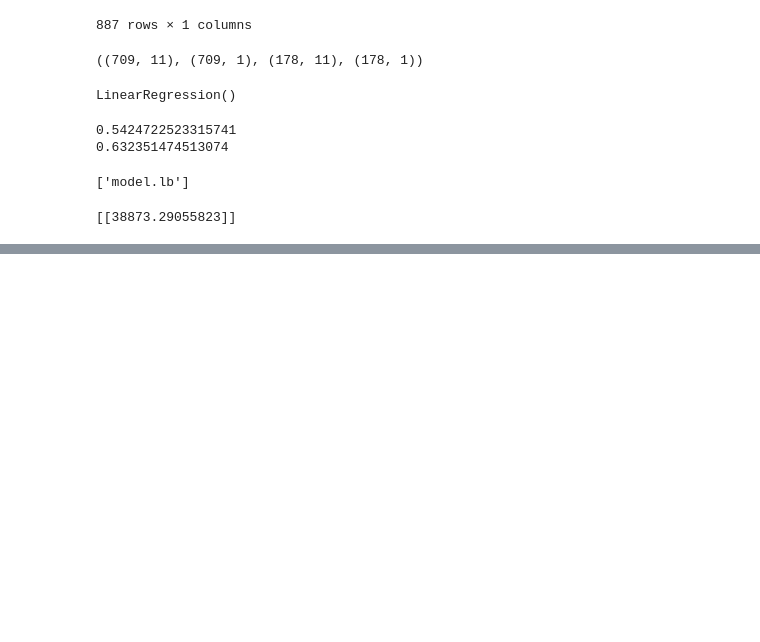
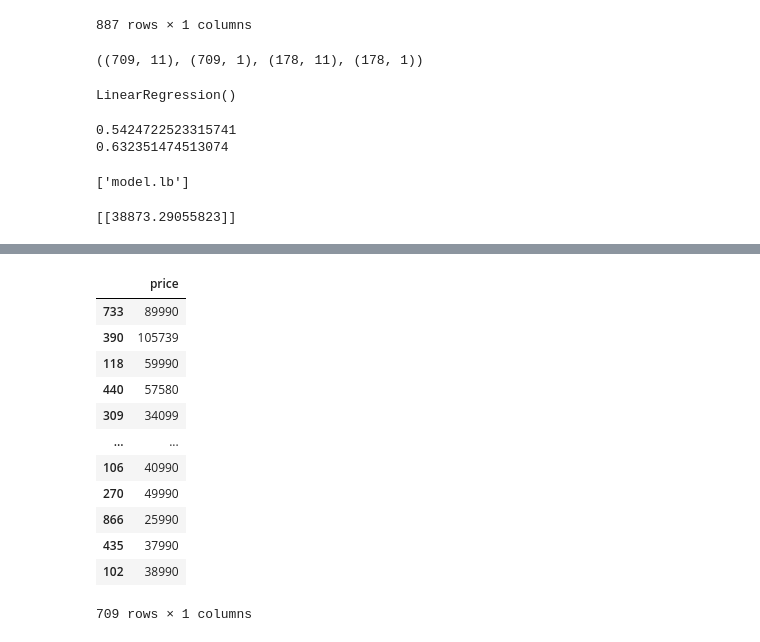
Before and after one commit to Ritika-Gauttam/Laptop_Price_Prediction, a Jupyter notebook: laptop_price_prediction.ipynb, the cells around one changed output, grey strips where cells are left out. Saved outputs shown, nothing was run; the diff lists cells and outputs as text; code cells hidden in the pictures; blank space fills up the shorter version.

```diff
--- a/laptop_price_prediction.ipynb
+++ b/laptop_price_prediction.ipynb
@@ -507,0 +562,16 @@ print(laptop_1_price)
+# %%
+y_train
+# %% [output]
+|  | price |
+| 733 | 89990 |
+| 390 | 105739 |
+| 118 | 59990 |
+| 440 | 57580 |
+| 309 | 34099 |
+| ... | ... |
+| 106 | 40990 |
+| 270 | 49990 |
+| 866 | 25990 |
+| 435 | 37990 |
+| 102 | 38990 |
+709 rows × 1 columns
```
Also changed, not shown: parts of 18 cells of this notebook.
